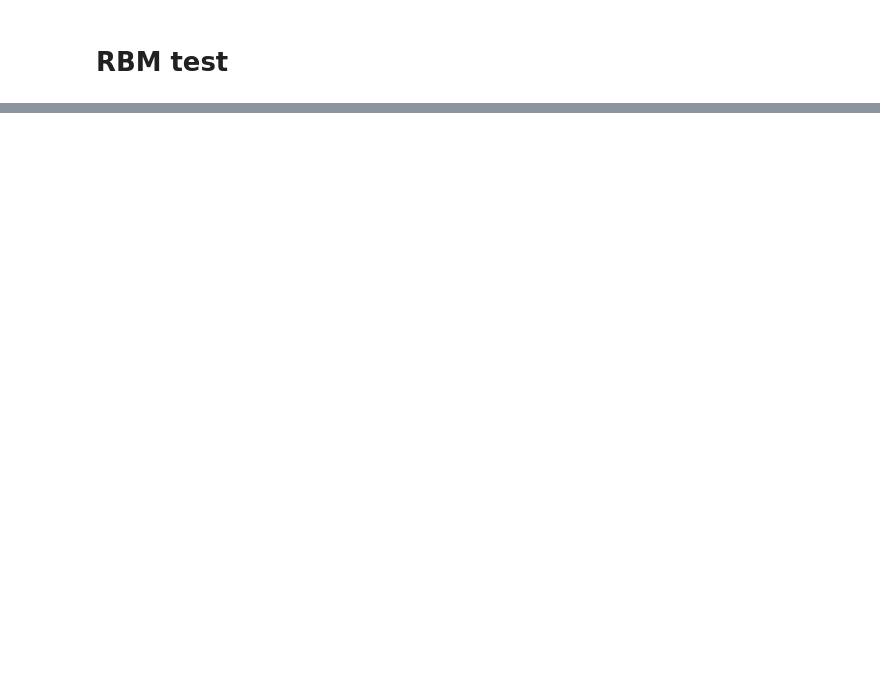
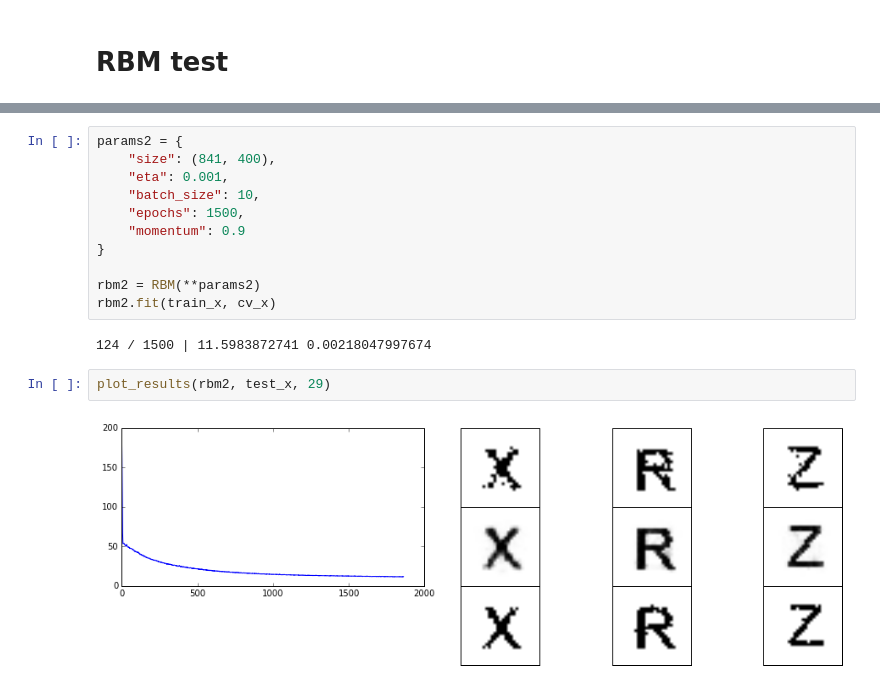
Before and after one commit to KopBob/technosphere, a Jupyter notebook: deep-learning/hw2/big-alphabet_RBM_test.ipynb, the cells around one changed output, grey strips where cells are left out. Drawn from its saved outputs; the diff is of its cells as text; blank space fills up the shorter version.

```diff
--- a/deep-learning/hw2/big-alphabet_RBM_test.ipynb
+++ b/deep-learning/hw2/big-alphabet_RBM_test.ipynb
@@ -69,0 +98,17 @@ for i in range(16):
+# %%
+params2 = {
+    "size": (841, 400),
+    "eta": 0.001,
+    "batch_size": 10,
+    "epochs": 1500,
+    "momentum": 0.9
+}
+
+rbm2 = RBM(**params2)
+rbm2.fit(train_x, cv_x)
+# %% [output]
+124 / 1500 | 11.5983872741 0.00218047997674
+# %%
+plot_results(rbm2, test_x, 29)
+# %% [output]
+[figure, added]
```
Also changed, not shown: parts of 17 cells of this notebook, 9 other files.
